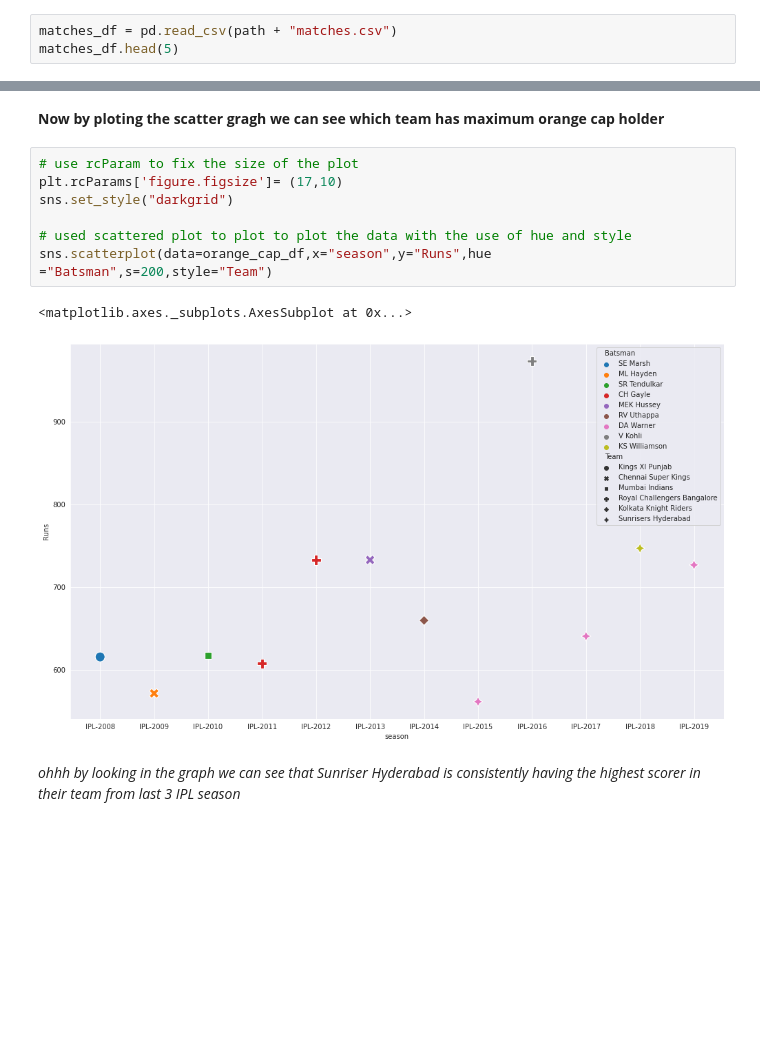
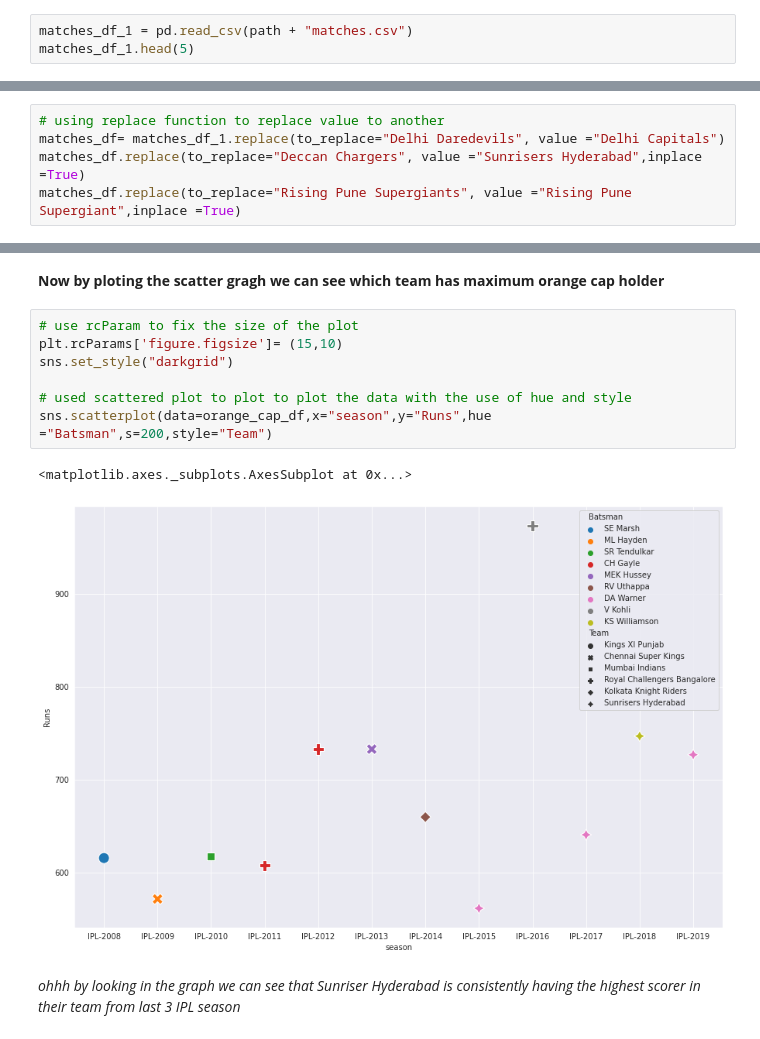
Before and after one commit to rajatpal00/-ABTN0104--IPL-T20-Cricket-Analysis-, a Jupyter notebook: Rajat_Kr_Pal_24_02_2021_[ABTN0104]_IPL_T20_Cricket_Analysis_Capstone_Project.ipynb, the cells around one changed output, grey strips where cells are left out. Cells and saved outputs as stored; diff of their text form; blank space fills up the shorter version.

```diff
--- a/Rajat_Kr_Pal_24_02_2021_[ABTN0104]_IPL_T20_Cricket_Analysis_Capstone_Project.ipynb
+++ b/Rajat_Kr_Pal_24_02_2021_[ABTN0104]_IPL_T20_Cricket_Analysis_Capstone_Project.ipynb
@@ -64,8 +64,8 @@ while exploring the data by using info function we cab say the most of the colum
 # %% [markdown]
 **Lets see what information does matches data frame holds**
 # %%
-matches_df = pd.read_csv(path + "matches.csv")
-matches_df.head(5)
+matches_df_1 = pd.read_csv(path + "matches.csv")
+matches_df_1.head(5)
 # %% [output]
 |  | id | Season | city | date | team1 | team2 | toss_winner | toss_decision | result | dl_applied | ... |
 | 0 | 1 | IPL-2017 | Hyderabad | 05-04-2017 | Sunrisers Hyderabad | Royal Challengers Bangalore | Royal Challengers Bangalore | field | normal | 0 | ... |
@@ -162,0 +166,5 @@ And few teams have played for only one or two season
+# %%
+# using replace function to replace value to another
+matches_df= matches_df_1.replace(to_replace="Delhi Daredevils", value ="Delhi Capitals")
+matches_df.replace(to_replace="Deccan Chargers", value ="Sunrisers Hyderabad",inplace =True)
+matches_df.replace(to_replace="Rising Pune Supergiants", value ="Rising Pune Supergiant",inplace =True)
@@ -317,14 +356,14 @@ orange_cap_df.style.background_gradient(cmap="Blues")
 **Now by ploting the scatter gragh we can see which team has maximum orange cap holder**
 # %%
 # use rcParam to fix the size of the plot
-plt.rcParams['figure.figsize']= (17,10)
+plt.rcParams['figure.figsize']= (15,10)
 sns.set_style("darkgrid")
 
 # used scattered plot to plot to plot the data with the use of hue and style
 sns.scatterplot(data=orange_cap_df,x="season",y="Runs",hue ="Batsman",s=200,style="Team")
 # %% [output]
 <matplotlib.axes._subplots.AxesSubplot at 0x...>
-[figure, old version]
+[figure, new version]
 # %% [markdown]
 *ohhh by looking in the graph we can see that Sunriser Hyderabad is consistently  having the highest scorer in their team from last 3 IPL season*
 # %% [markdown]
```
Also changed, not shown: parts of 55 cells of this notebook.
